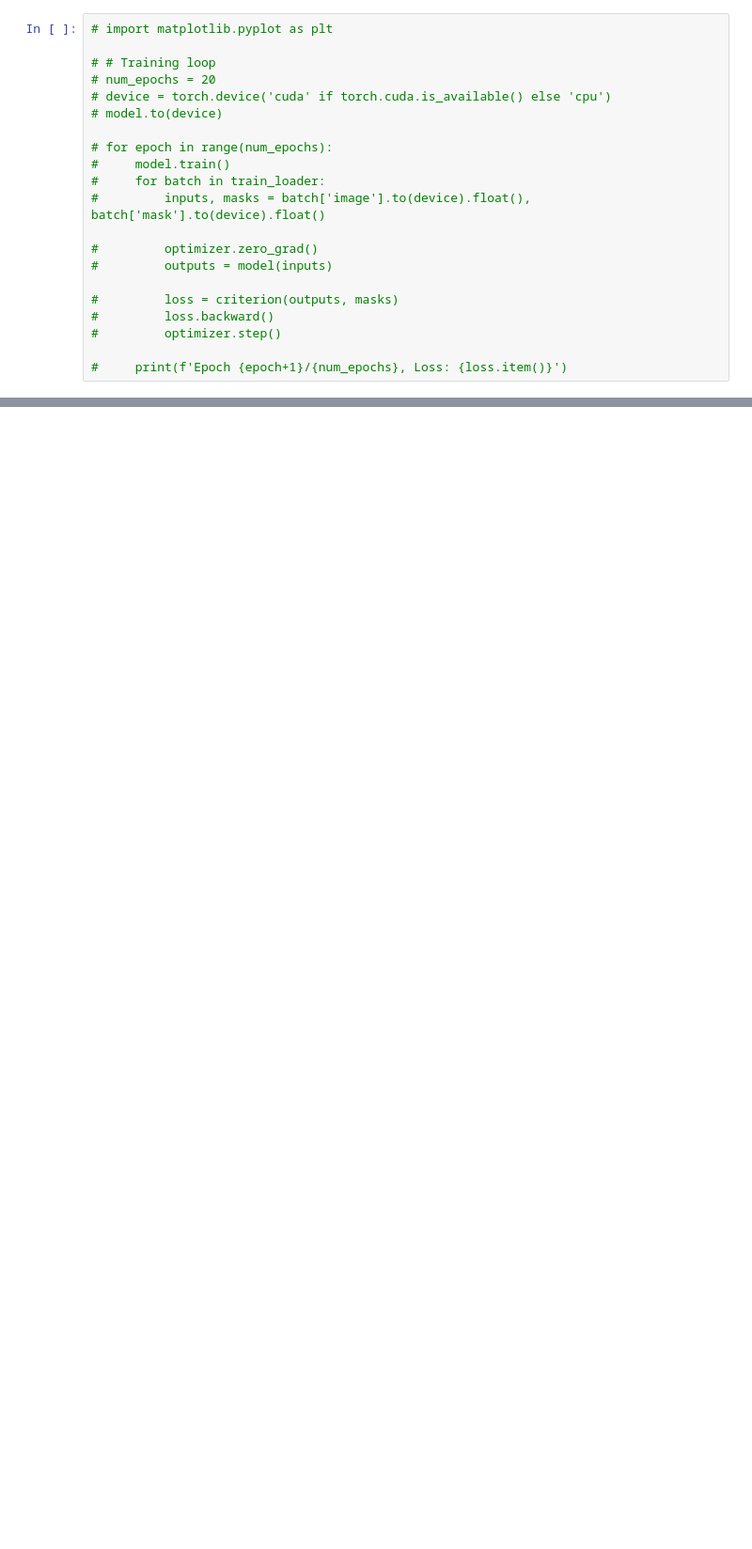
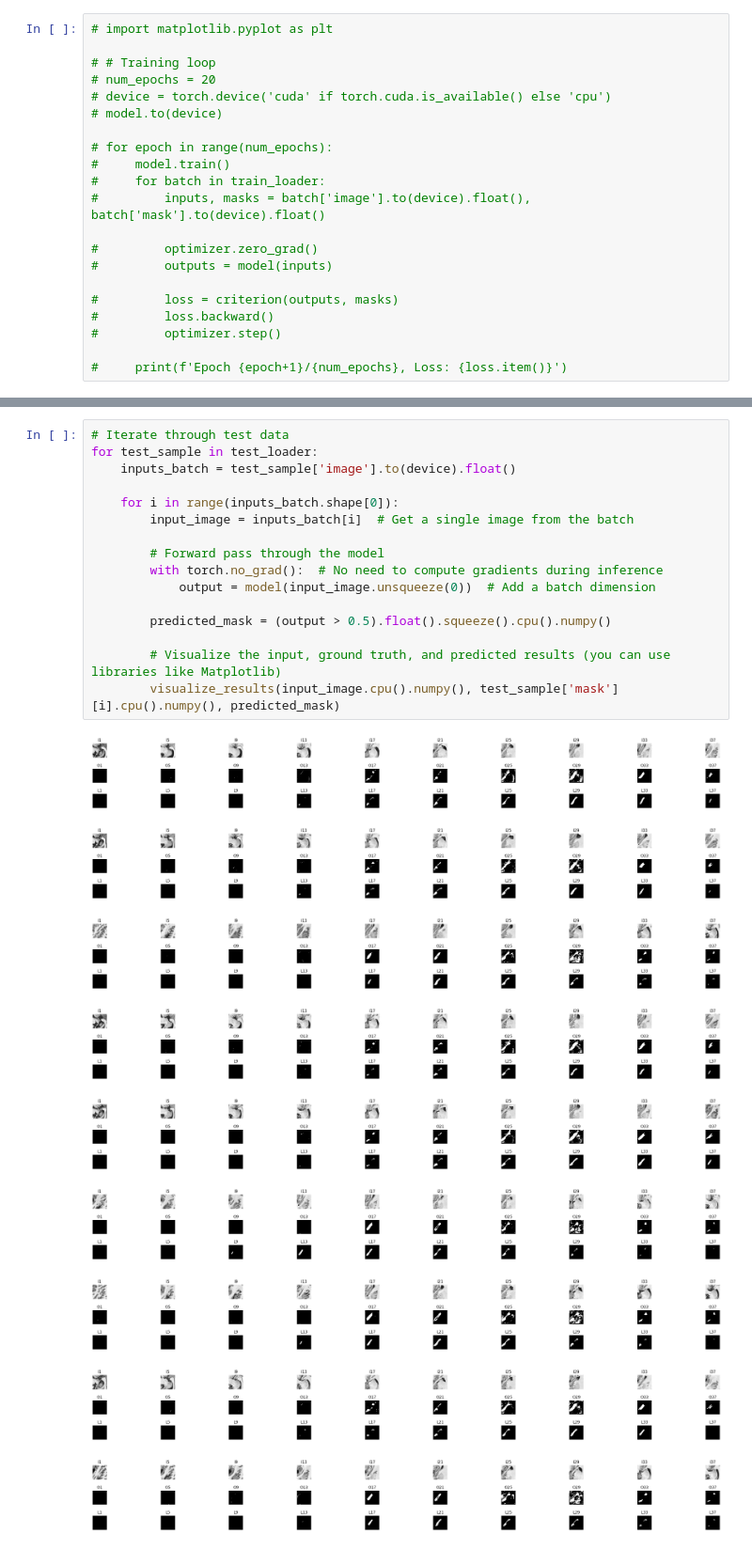
Before and after one commit to Anika-Roy/Hippocampus-Segmentation, a Jupyter notebook: task.ipynb, the cells around one changed output, grey strips where cells are left out. Shown at 94% size. Cells and saved outputs as stored; diff of their text form; blank space fills up the shorter version.

```diff
--- a/task.ipynb
+++ b/task.ipynb
@@ -365,0 +420,26 @@ Epoch 50/50, Loss: 0.6920721530914307
+# %%
+# Iterate through test data
+for test_sample in test_loader:
+    inputs_batch = test_sample['image'].to(device).float()
+
+    for i in range(inputs_batch.shape[0]):
+        input_image = inputs_batch[i]  # Get a single image from the batch
+
+        # Forward pass through the model
+        with torch.no_grad():  # No need to compute gradients during inference
+            output = model(input_image.unsqueeze(0))  # Add a batch dimension
+
+        predicted_mask = (output > 0.5).float().squeeze().cpu().numpy()
+
+        # Visualize the input, ground truth, and predicted results (you can use libraries like Matplotlib)
+        visualize_results(input_image.cpu().numpy(), test_sample['mask'][i].cpu().numpy(), predicted_mask)
+# %% [output]
+[figure, added]
+[figure, added]
+[figure, added]
+[figure, added]
+[figure, added]
+[figure, added]
+[figure, added]
+[figure, added]
+[figure, added]
```
Also changed, not shown: parts of 12 cells of this notebook.
